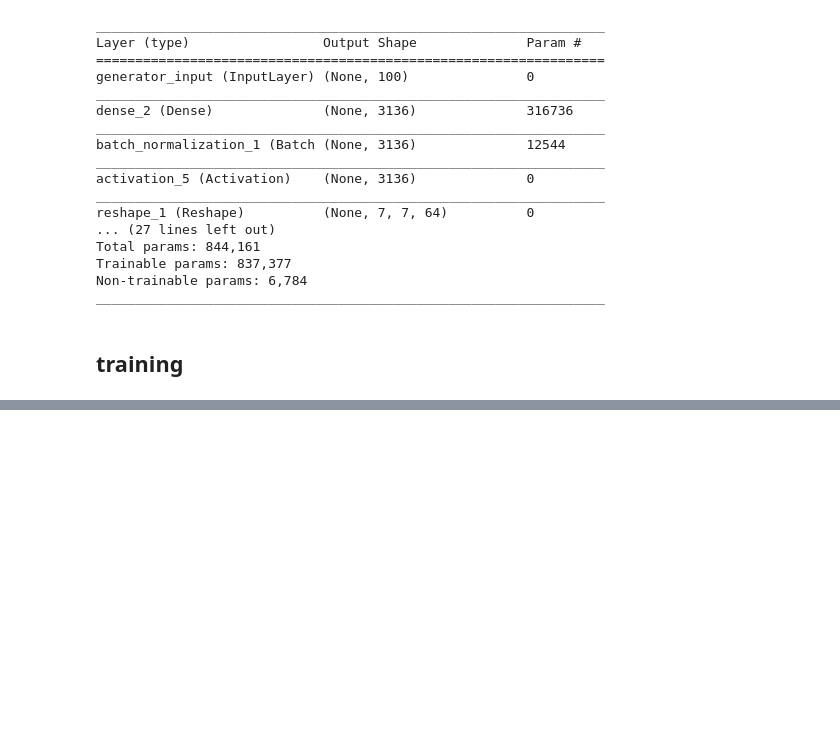
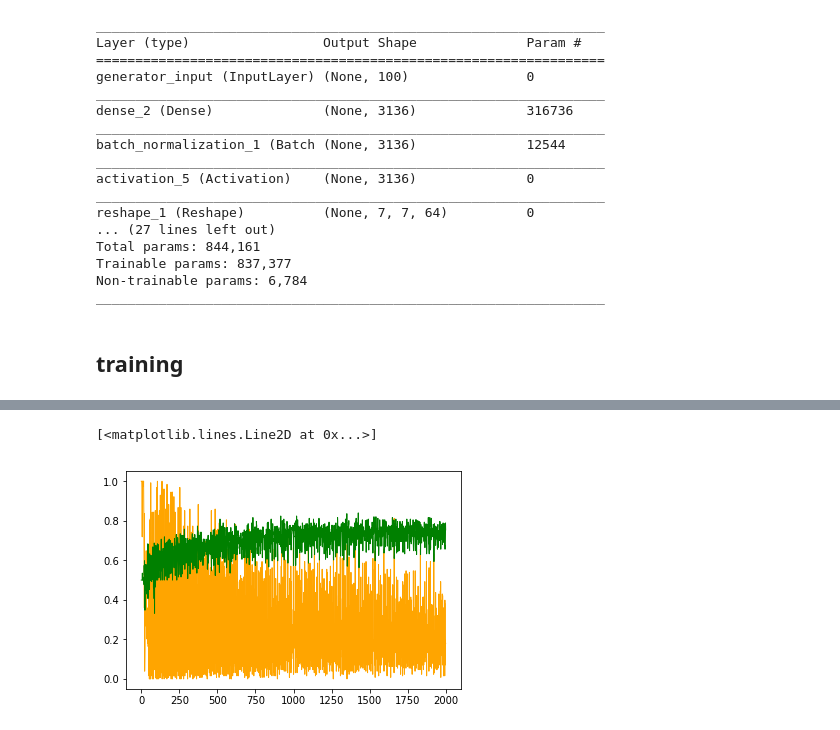
Before and after one commit to WessZumino/generative_deep_learning_code, a Jupyter notebook: 04_gan_safari_train_new.ipynb, the cells around one changed output, grey strips where cells are left out. Cells and saved outputs as stored; diff of their text form; code cells hidden in the pictures; blank space fills up the shorter version.

```diff
--- a/04_gan_safari_train_new.ipynb
+++ b/04_gan_safari_train_new.ipynb
@@ -14,7 +14,7 @@ from utils.loaders import load_safari
 # %% [output]
 Using TensorFlow backend.
 # %%
-RUN_ID = '0013'
+RUN_ID = '0015'
 RUN_FOLDER = os.path.join("./run", RUN_ID)
 # %% [markdown]
 ## data
@@ -104,10 +104,10 @@ _________________________________________________________________
 # %% [markdown]
 ## training
 # %%
-d_losses, g_losses, d_acc, g_acc = gan.train(
+d_losses, g_losses, d_accs, g_accs = gan.train(
     x_train
     , batch_size = 128
-    , epochs = 5000
+    , epochs = 2000
     , run_folder = RUN_FOLDER
     , print_every_n_batches = 10
     , initial_epoch = 0
@@ -137,3 +133,9 @@ plt.plot(g_acc, color='blue', linewidth=2)
+# %%
+plt.plot(g_accs, color='orange', linewidth=1)
+plt.plot(d_accs, color='green', linewidth=1)
+# %% [output]
+[<matplotlib.lines.Line2D at 0x...>]
+[figure, added]
 # %%
 for i in range(10):
     print(gan.discriminator.predict(np.array([x_train[i]]))[0])
```
Also changed, not shown: parts of 7 cells of this notebook, 4 other files.
